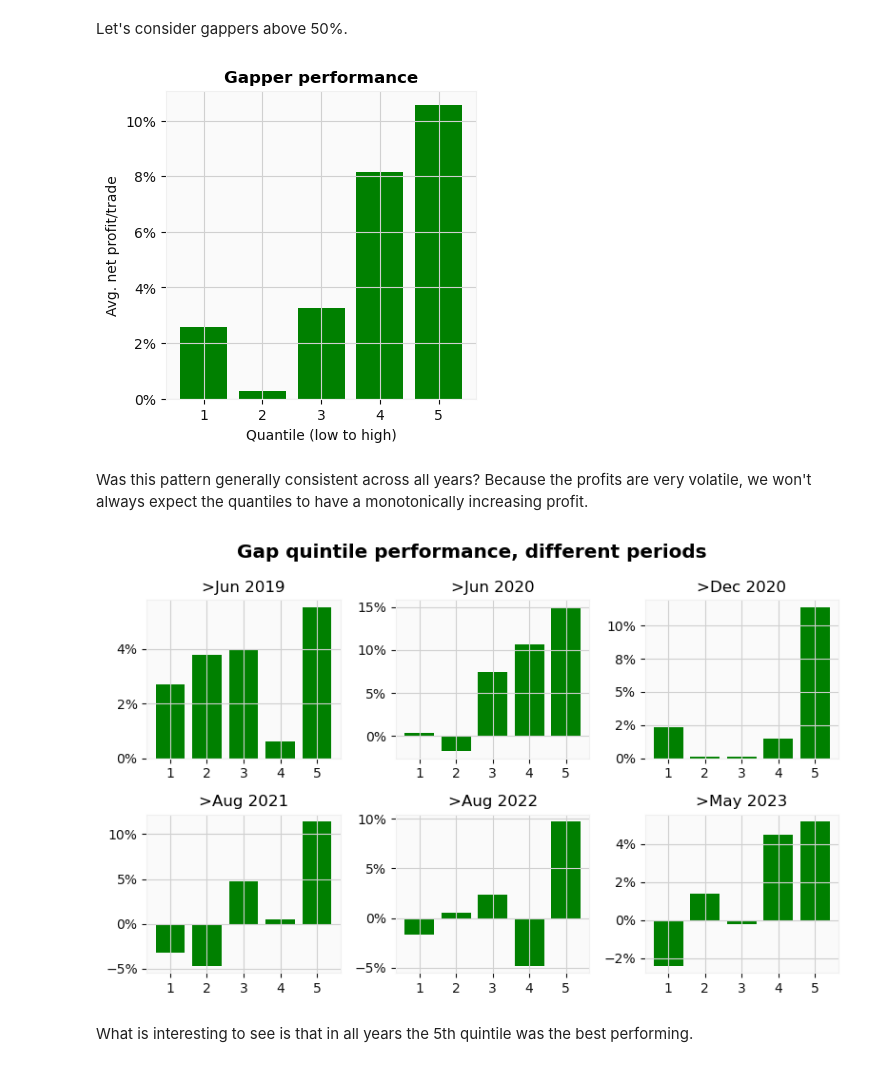
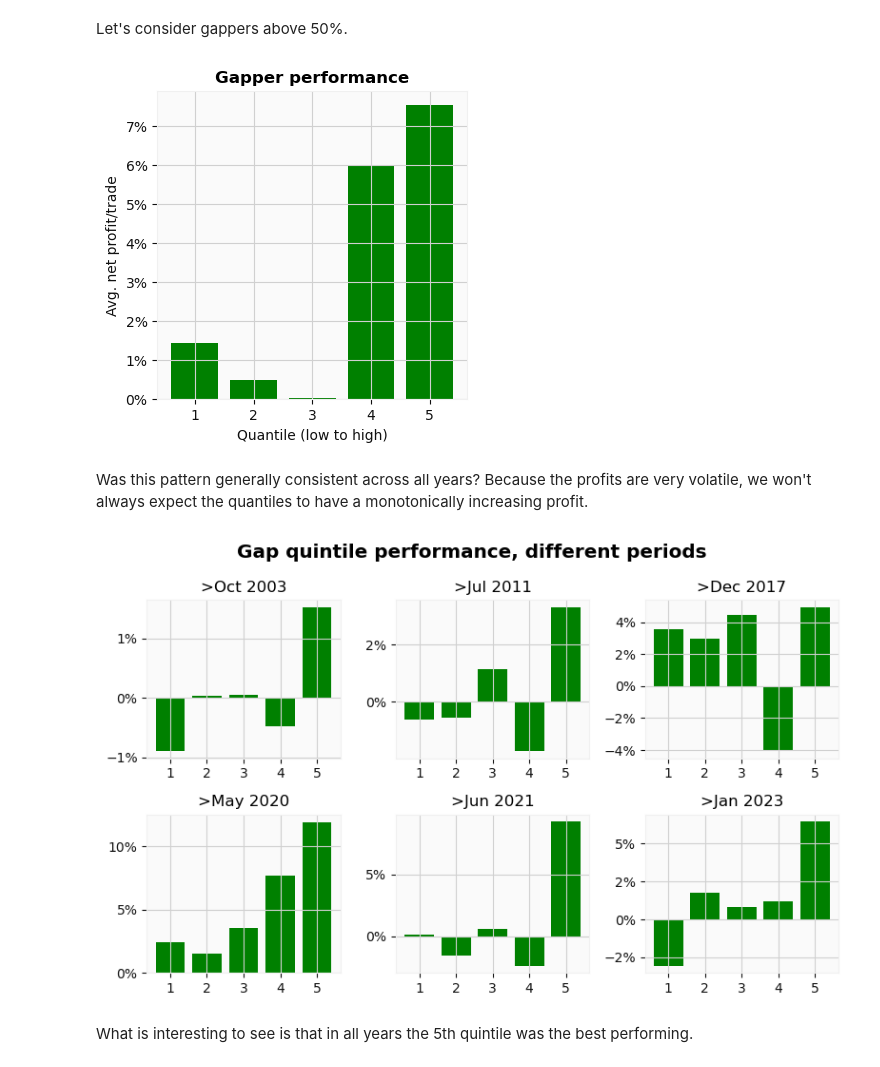
Before and after one commit to shinathan/backtester, a Jupyter notebook: 2_strategy_gappers.ipynb, the cells around one changed output. Drawn from its saved outputs; the diff is of its cells as text; code cells hidden in the pictures.

```diff
--- a/2_strategy_gappers.ipynb
+++ b/2_strategy_gappers.ipynb
@@ -10,10 +10,13 @@ import json
 import performance as performance
 import pandas as pd
 import numpy as np
+import warnings
+
+warnings.simplefilter(action='ignore', category=FutureWarning)
 
 DATA_PATH = "../data/polygon/"
-START_DATE = date(2019, 6, 1)
-END_DATE = date(2024, 3, 1)
+START_DATE = date(2003, 10, 1)
+END_DATE = date(2024, 4, 1)
 # %% [markdown]
 Short at open if:
 * 30% gap
@@ -266,11 +262,11 @@ Let's consider gappers above 50%.
 above_50 = trade_log[trade_log['gap'] > 50]
 plot_quintiles(above_50, 'gap', title="Gapper performance")
 # %% [output]
-[figure, old version]
+[figure, new version]
 # %% [markdown]
 Was this pattern generally consistent across all years? Because the profits are very volatile, we won't always expect the quantiles to have a monotonically increasing profit.
 # %%
-def plot_multiple_quintiles(trade_log, column, bins=5, title=None, aggregate_dict={'net P/L %': 'mean'}, figsize=(8, 5)):
+def plot_quantiles_periods(trade_log, column, bins=5, title=None, aggregate_dict={'net P/L %': 'mean'}, figsize=(8, 5)):
     fig, axes = plt.subplots(2, 3, figsize=figsize)
 
     for ax, trade_log_split in zip(axes.reshape(-1), np.array_split(trade_log, axes.size)):
@@ -286,8 +282,8 @@ def plot_multiple_quintiles(trade_log, column, bins=5, title=None, aggregate_dic
     fig.tight_layout()
     plt.show()
 # %%
-plot_multiple_quintiles(trade_log, 'gap', title='Gap quintile performance, different periods')
+plot_quantiles_periods(trade_log, 'gap', title='Gap quintile performance, different periods')
 # %% [output]
-[figure, old version]
+[figure, new version]
 # %% [markdown]
 What is interesting to see is that in all years the 5th quintile was the best performing.
```
Also changed, not shown: parts of 11 cells of this notebook, 6 other files.
